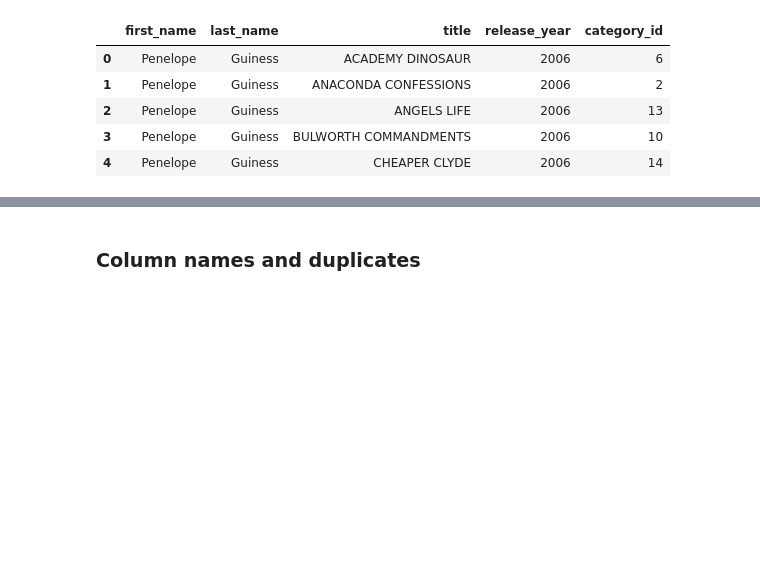
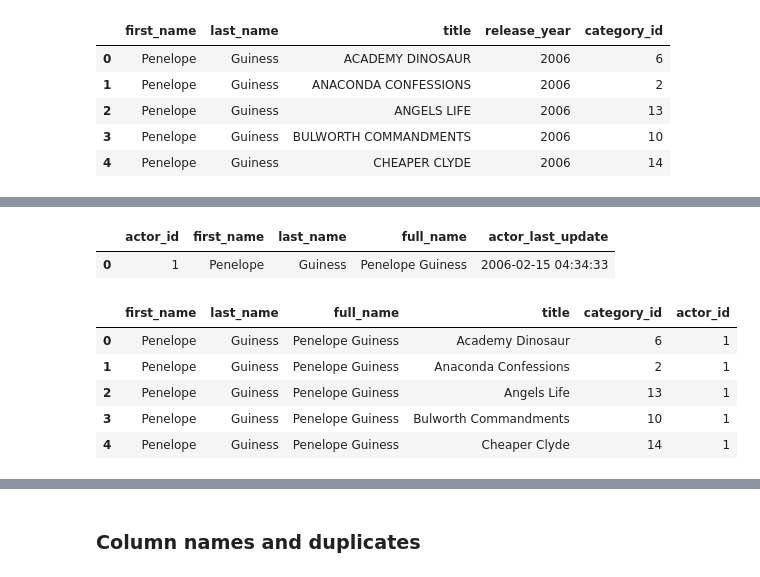
Before and after one commit to cristianecarneiro/sql-data-base-building, a Jupyter notebook: notebooks/cleaning_old_HDD.ipynb, the cells around one changed output, grey strips where cells are left out. Saved outputs shown, nothing was run; the diff lists cells and outputs as text; code cells hidden in the pictures; blank space fills up the shorter version.

```diff
--- a/notebooks/cleaning_old_HDD.ipynb
+++ b/notebooks/cleaning_old_HDD.ipynb
@@ -272,0 +280,5 @@ films_clean = pd.read_csv('/Users/criscarneiro/desktop/ironhack/6_Projects/sql-d
+# %%
+actor_clean.head(1)
+# %% [output]
+|  | actor_id | first_name | last_name | full_name | actor_last_update |
+| 0 | 1 | Penelope | Guiness | Penelope Guiness | 2006-02-15 04:34:33 |
@@ -272,0 +289,9 @@ films_clean = pd.read_csv('/Users/criscarneiro/desktop/ironhack/6_Projects/sql-d
+# %%
+olddb_merge1.head()
+# %% [output]
+|  | first_name | last_name | full_name | title | category_id | actor_id |
+| 0 | Penelope | Guiness | Penelope Guiness | Academy Dinosaur | 6 | 1 |
+| 1 | Penelope | Guiness | Penelope Guiness | Anaconda Confessions | 2 | 1 |
+| 2 | Penelope | Guiness | Penelope Guiness | Angels Life | 13 | 1 |
+| 3 | Penelope | Guiness | Penelope Guiness | Bulworth Commandments | 10 | 1 |
+| 4 | Penelope | Guiness | Penelope Guiness | Cheaper Clyde | 14 | 1 |
```
Also changed, not shown: parts of 52 cells of this notebook, 4 other files.
